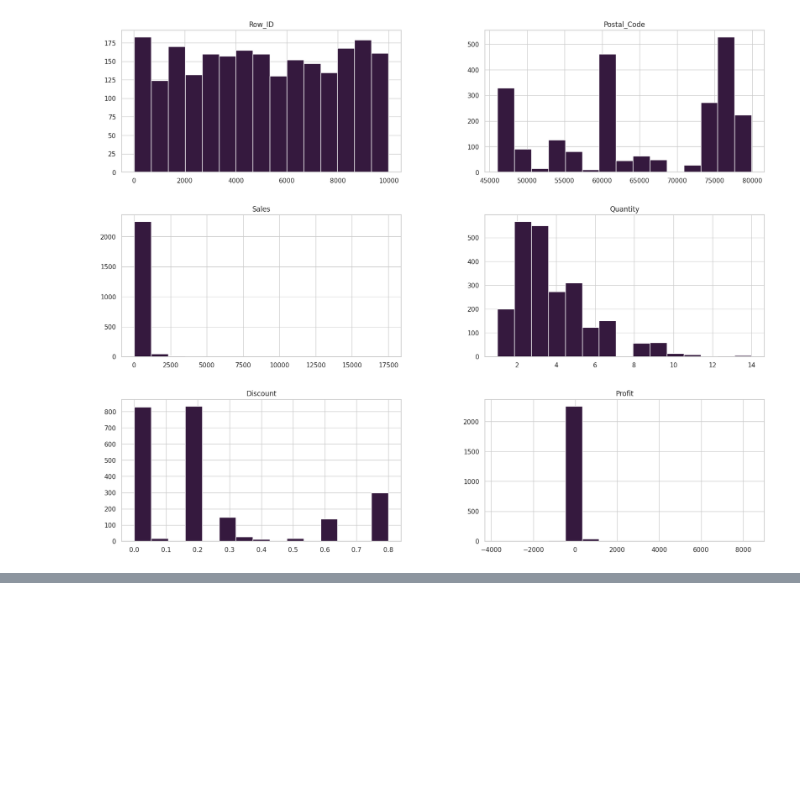
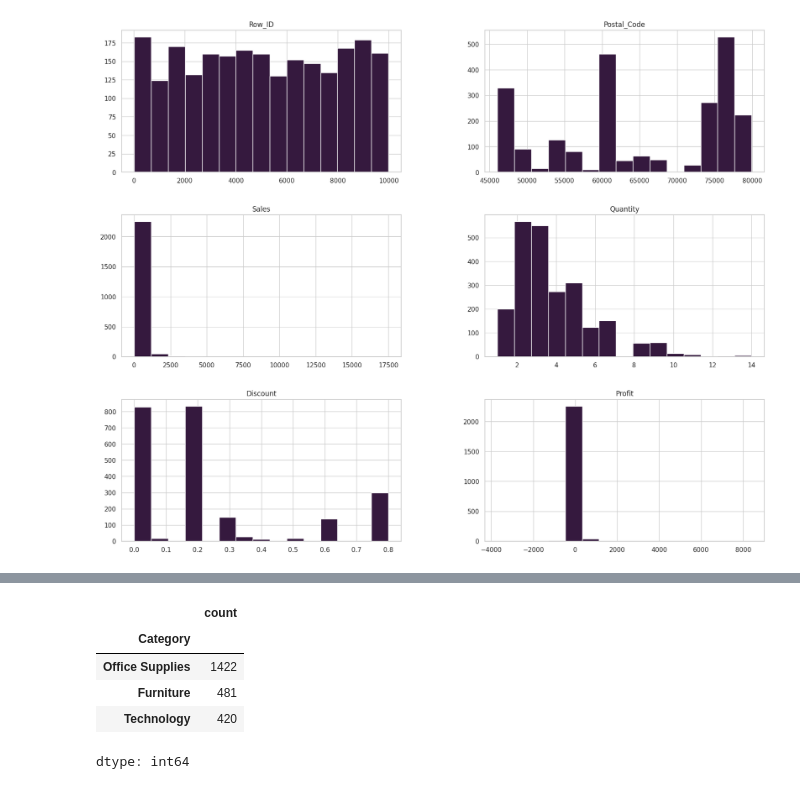
Before and after one commit to Ronaldo-Junior1/analise-dados-supermercado, a Jupyter notebook: Analise_base_supermercadoTeste.ipynb, the cells around one changed output, grey strips where cells are left out. Drawn from its saved outputs; the diff is of its cells as text; code cells hidden in the pictures; blank space fills up the shorter version.

```diff
--- a/Analise_base_supermercadoTeste.ipynb
+++ b/Analise_base_supermercadoTeste.ipynb
@@ -427,0 +447,9 @@ df_central.hist(bins=15, figsize=(20,16));
+# %%
+df_central["Category"].value_counts()
+# %% [output]
+|  | count |
+| Category |  |
+| Office Supplies | 1422 |
+| Furniture | 481 |
+| Technology | 420 |
+dtype: int64
```
Also changed, not shown: parts of 14 cells of this notebook.
